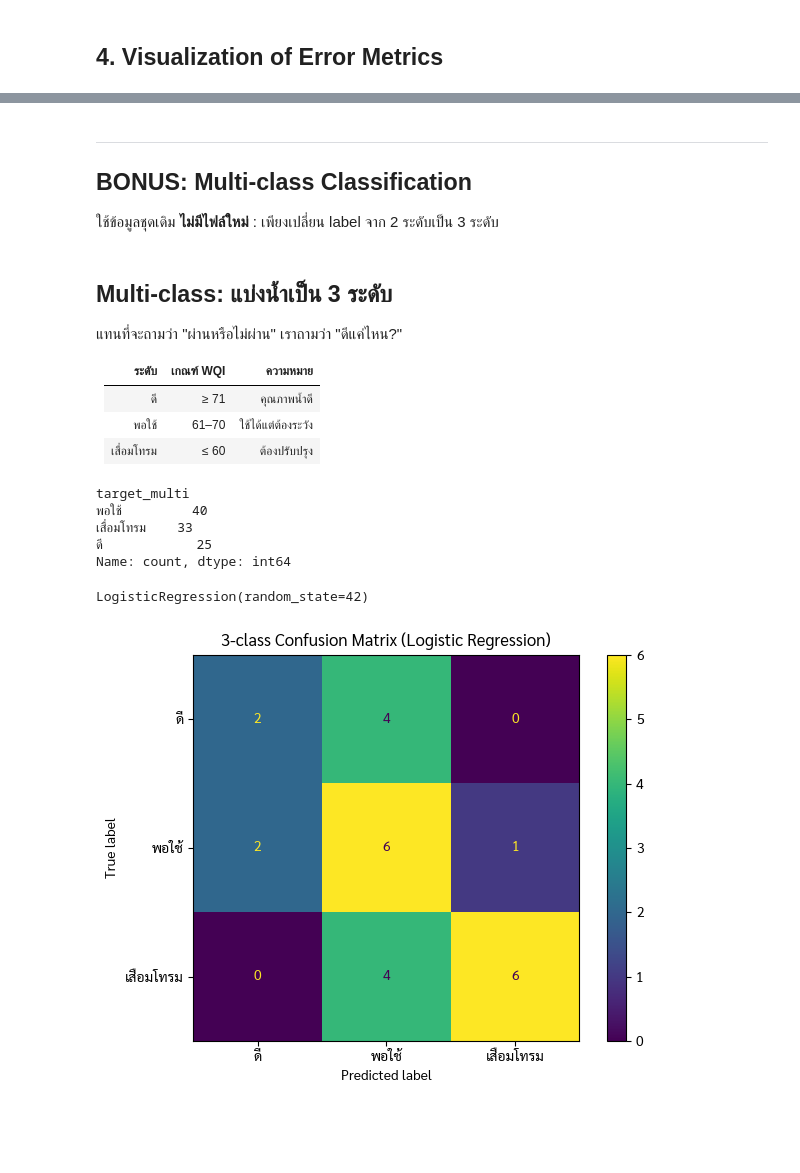
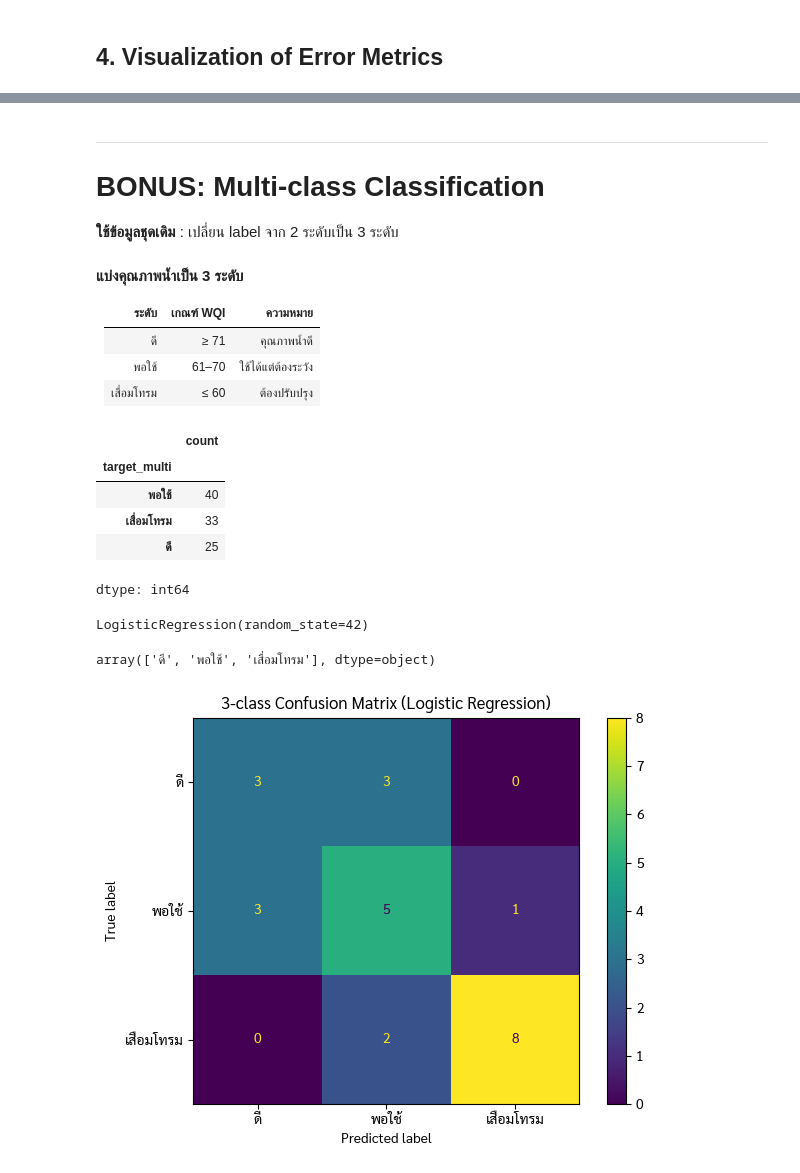
Before and after one commit to 1-brain-cell/python-dga, a Jupyter notebook: day_4/afternoon_classification.ipynb, the cells around one changed output, grey strips where cells are left out. Cells and saved outputs as stored; diff of their text form; code cells hidden in the pictures; blank space fills up the shorter version.

```diff
--- a/day_4/afternoon_classification.ipynb
+++ b/day_4/afternoon_classification.ipynb
@@ -69,8 +69,8 @@ warnings.simplefilter(action='ignore', category=FutureWarning)
 # %% [markdown]
 ⭐ โหลดข้อมูลและตรวจสอบข้อมูลเบื้องต้น
 # %%
-wqi = pd.read_csv("wqi.csv", encoding="utf-8-sig")
-wqi.head()
+df = pd.read_csv("wqi.csv", encoding="utf-8-sig")
+df.head()
 # %% [output]
 |  | ปี | ไตรมาส | แหล่งน้ำ | จุดตรวจวัด | BOD | DO | FCB | NH3 | NO3 | TCB | WQI | ... |
 | 0 | 2560 | 1 | แม่น้ำป่าสัก | PS04 | 3.9 | 3.2 | 4600.0 | 0.07 | 0.33 | 14000 | 60 | ... |
@@ -355,3 +329,5 @@ plt.show()
+# %%
+wqi = df.copy()
 # %% [markdown]
 
 
@@ -904,12 +855,10 @@ Accuracy (random_state=7): 0.8
 # %% [markdown]
 ---
-## BONUS: Multi-class Classification
+# BONUS: Multi-class Classification
 
-ใช้ข้อมูลชุดเดิม **ไม่มีไฟล์ใหม่** : เพียงเปลี่ยน label จาก 2 ระดับเป็น 3 ระดับ
+**ใช้ข้อมูลชุดเดิม** : เปลี่ยน label จาก 2 ระดับเป็น 3 ระดับ
 # %% [markdown]
-## Multi-class: แบ่งน้ำเป็น 3 ระดับ
-
-แทนที่จะถามว่า "ผ่านหรือไม่ผ่าน" เราถามว่า "ดีแค่ไหน?"
+**แบ่งคุณภาพน้ำเป็น 3 ระดับ**
 
 | ระดับ | เกณฑ์ WQI | ความหมาย |
 |-------|-----------|----------|
@@ -917,25 +866,13 @@ Accuracy (random_state=7): 0.8
 | พอใช้ | 61–70 | ใช้ได้แต่ต้องระวัง |
 | เสื่อมโทรม | ≤ 60 | ต้องปรับปรุง |
 # %%
-# ใช้ target_multi เป็น y ใหม่
+# ใช้คอลัมน์ target_multi เป็น y ใหม่
 y_multi = wqi['target_multi']
 y_multi.value_counts()
 # %% [output]
+|  | count |
+| target_multi |  |
+| พอใช้ | 40 |
+| เสื่อมโทรม | 33 |
+| ดี | 25 |
-target_multi
-พอใช้         40
-เสื่อมโทรม    33
-ดี            25
-Name: count, dtype: int64
+dtype: int64
-# %%
-# split + scale + เทรน multi-class : workflow เดิม เปลี่ยนแค่ y
-X_train_m, X_test_m, y_train_m, y_test_m = train_test_split(
-    X, y_multi, test_size=0.25, random_state=42
-)
-scaler_m = StandardScaler()
-X_train_m_s = scaler_m.fit_transform(X_train_m)
-X_test_m_s  = scaler_m.transform(X_test_m)
-
-clf_m = LogisticRegression(random_state=42)
-clf_m.fit(X_train_m_s, y_train_m)
-# %% [output]
-LogisticRegression(random_state=42)
@@ -942,12 +884,22 @@ LogisticRegression(random_state=42)
+# %%
+# model
+clf_m = LogisticRegression(random_state=42)
+clf_m.fit(X_train_m, y_train_m)
+# %% [output]
+LogisticRegression(random_state=42)
+# %%
+clf_m.classes_
+# %% [output]
+array(['ดี', 'พอใช้', 'เสื่อมโทรม'], dtype=object)
 # %%
 # ทำนาย + แสดง 3x3 Confusion Matrix
-y_pred_m = clf_m.predict(X_test_m_s)
+y_pred_m = clf_m.predict(X_test_m)
 
 labels = ['ดี', 'พอใช้', 'เสื่อมโทรม']
 cm_m = confusion_matrix(y_test_m, y_pred_m, labels=labels)
 ConfusionMatrixDisplay(cm_m, display_labels=labels).plot()
 plt.title('3-class Confusion Matrix (Logistic Regression)')
 plt.tight_layout()
 plt.show()
 # %% [output]
-[figure, old version]
+[figure, new version]
```
Also changed, not shown: parts of 61 cells of this notebook.
